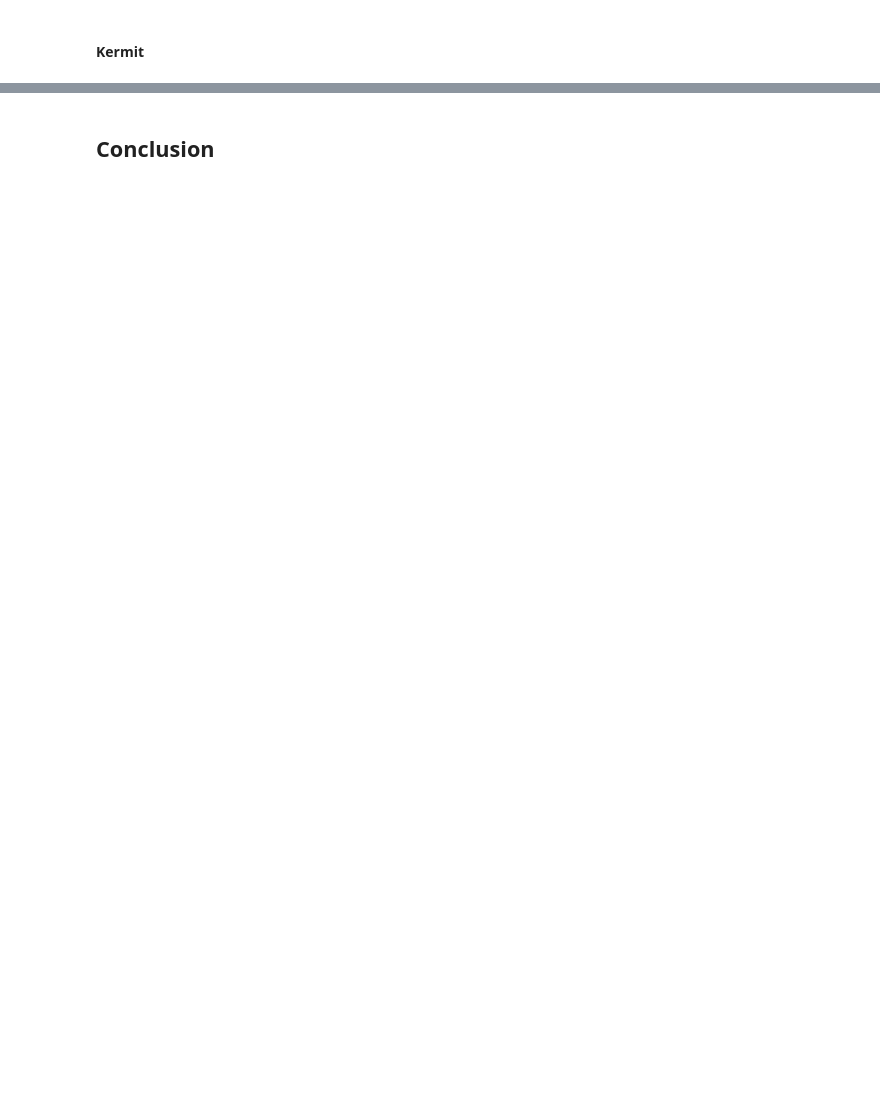
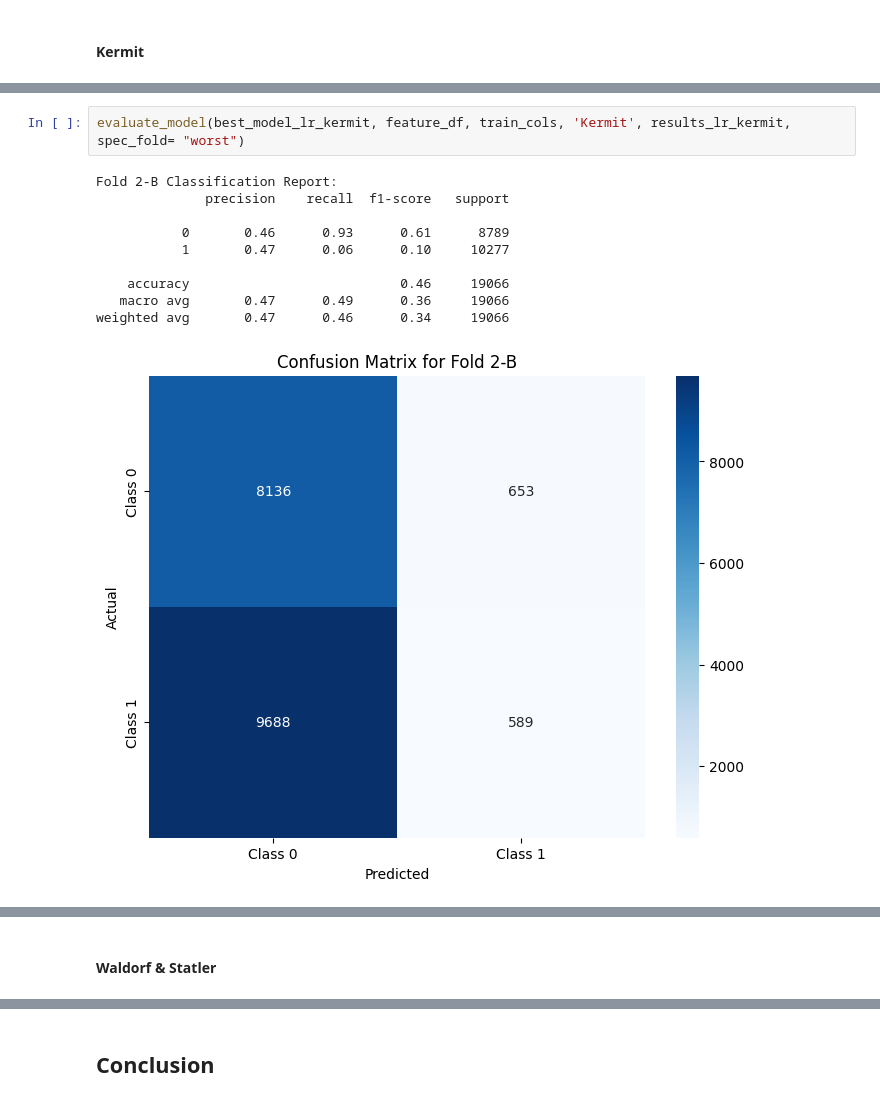
Before and after one commit to olesasha/find_kermit, a Jupyter notebook: sim1_audio_analysis.ipynb, the cells around one changed output, grey strips where cells are left out. Cells and saved outputs as stored; diff of their text form; blank space fills up the shorter version.

```diff
--- a/sim1_audio_analysis.ipynb
+++ b/sim1_audio_analysis.ipynb
@@ -738,0 +753,13 @@ weighted avg       0.82      0.85      0.83     18965
+# %%
+evaluate_model(best_model_lr_kermit, feature_df, train_cols, 'Kermit', results_lr_kermit, spec_fold= "worst")
+# %% [output]
+Fold 2-B Classification Report:
+              precision    recall  f1-score   support
+
+           0       0.46      0.93      0.61      8789
+           1       0.47      0.06      0.10     10277
+
+    accuracy                           0.46     19066
+   macro avg       0.47      0.49      0.36     19066
+weighted avg       0.47      0.46      0.34     19066
+[figure, added]
@@ -738,0 +767,2 @@ weighted avg       0.82      0.85      0.83     18965
+# %% [markdown]
+#### Waldorf & Statler
```
Also changed, not shown: parts of 50 cells of this notebook, 4 other files.
